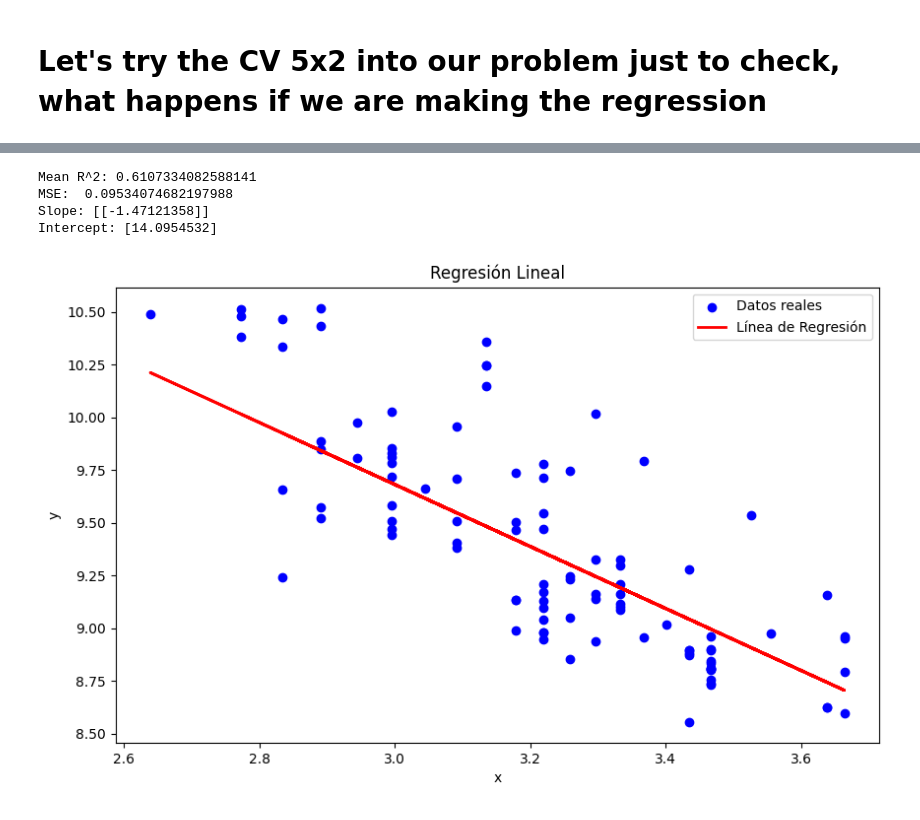
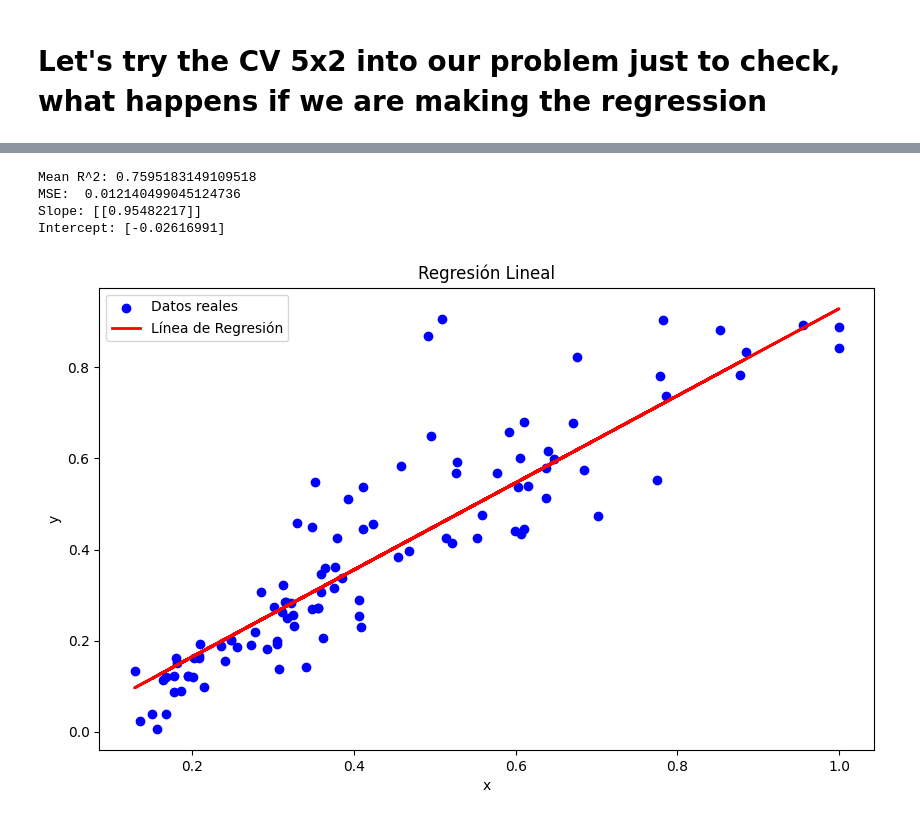
Before and after one commit to JoseAdrianRodriguezGonzalez/Linear-predictor, a Jupyter notebook: src/second/test.ipynb, the cells around one changed output, grey strips where cells are left out. Cells and saved outputs as stored; diff of their text form; code cells hidden in the pictures.

```diff
--- a/src/second/test.ipynb
+++ b/src/second/test.ipynb
@@ -306,0 +475,9 @@ Intercept: [2.61740624]
+# %%
+dfT2=pd.DataFrame({
+    'city-mpg':data['city-mpg'],
+    'price':data['price     ']
+})
+print("Correlation",dfT2.corr())
+print("Skew",dfT2.skew())
+
+sns.jointplot(x=dfT2['city-mpg'],y=dfT2.price)
@@ -306,0 +493,10 @@ Intercept: [2.61740624]
+# %%
+dfT2['city-mpg']=np.log(dfT2['city-mpg']+1)
+dfT2['price']=np.log(dfT2['price']+1)
+
+scaler=MinMaxScaler()
+dfT2[['city-mpg','price']] = scaler.fit_transform(dfT2[['city-mpg','price']])
+print("Correlation\n",dfT2.corr())
+print("Skew",dfT2.skew())
+sns.boxplot(dfT2)
+sns.jointplot(x=dfT2['city-mpg'],y=dfT2.price)
@@ -306,0 +630,9 @@ Intercept: [2.61740624]
+# %%
+dfT3=pd.DataFrame({
+    'curb-weight':data['curb-weight'],
+    'price':data['price     ']
+})
+print("Correlation",dfT3.corr())
+print("Skew",dfT3.skew())
+
+sns.jointplot(x=dfT3['curb-weight'],y=dfT3.price)
@@ -306,0 +648,10 @@ Intercept: [2.61740624]
+# %%
+
+dfT3['price']=np.log(dfT3['price']+1)
+
+scaler=MinMaxScaler()
+dfT3[['curb-weight','price']] = scaler.fit_transform(dfT3[['curb-weight','price']])
+print("Correlation\n",dfT3.corr())
+print("Skew",dfT3.skew())
+sns.boxplot(dfT3)
+sns.jointplot(x=dfT3['curb-weight'],y=dfT3.price)
@@ -309,8 +671,8 @@ model = LinearRegression()
 mse_scores = []
 r2_scores = []
 
-X=np.log(data['city-mpg']+1).to_frame()
-Y=np.log(data['price     ']+1).to_frame()
+X=dfT3['curb-weight'].to_frame()
+Y=dfT3['price'].to_frame()
 y_pred=[]
 X_test=[]
 y_test=[]
@@ -325,38 +687,38 @@ for _ in range(5):
         model.fit(X_train, y_train)
 
         # Realizamos las predicciones
         y_pred = model.predict(X_test)
 
         # Calculamos el MSE y lo almacenamos
         mse = mean_squared_error(y_test, y_pred)
         mse_scores.append(mse)
         r2 = r2_score(y_test, y_pred)
         r2_scores.append(r2)
 
 
 # Calculamos el promedio de MSE
 mean_r2 = np.mean(r2_scores)
 print("Mean R^2:", mean_r2)
 mean_mse = np.mean(mse_scores)
 print("MSE: ",mean_mse )
 
 print("Slope:", model.coef_)
 print("Intercept:", model.intercept_)
 
 plt.figure(figsize=(10, 6))
 plt.scatter(X_test, y_test, color='blue', label='Datos reales')
 plt.plot(X_test, y_pred, color='red', linewidth=2, label='Línea de Regresión')
 plt.title('Regresión Lineal')
 plt.xlabel('x')
 plt.ylabel('y')
 plt.legend()
 plt.show()
 # %% [output]
-Mean R^2: 0.6107334082588141
-MSE:  0.09534074682197988
-Slope: [[-1.47121358]]
-Intercept: [14.0954532]
+Mean R^2: 0.7595183149109518
+MSE:  0.012140499045124736
+Slope: [[0.95482217]]
+Intercept: [-0.02616991]
-[figure, old version]
+[figure, new version]
 # %%
 model = LinearRegression()
 mse_scores = []
```
Also changed, not shown: parts of 28 cells of this notebook, 6 other files.
